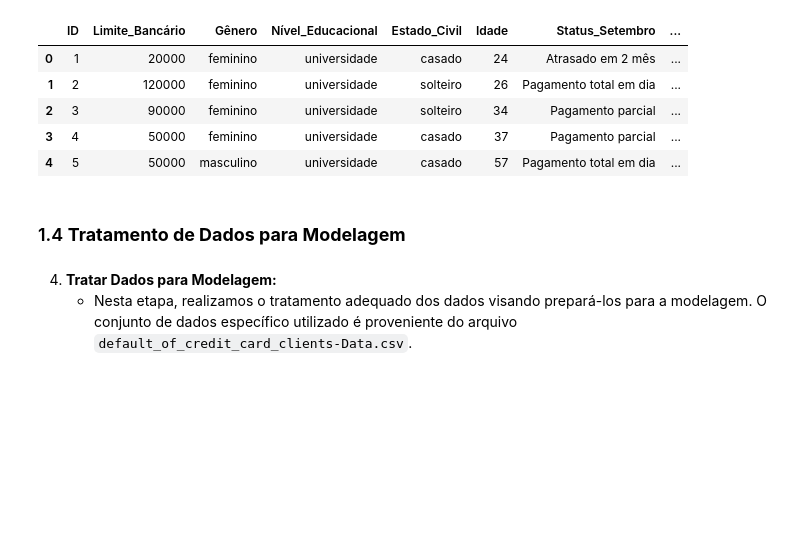
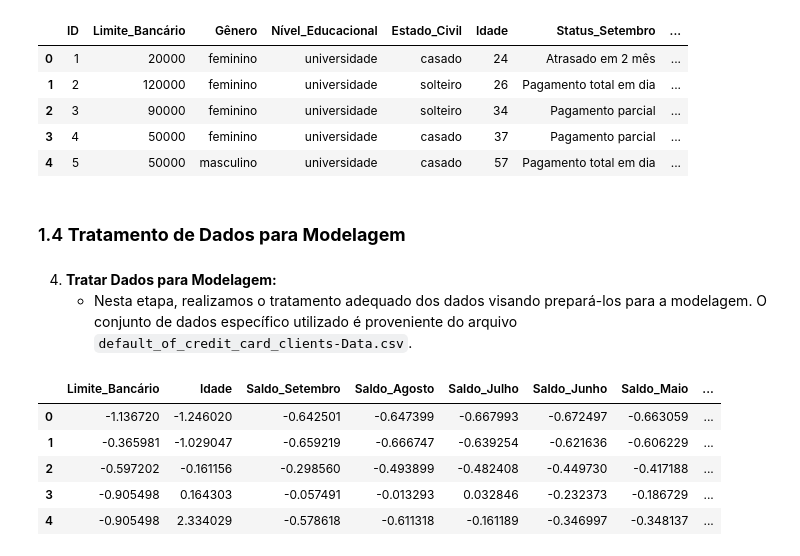
Before and after one commit to IgorPrGv/Avanti-Bootcamp-CienciaDeDados, a Jupyter notebook: notebooks/02-comparative_analysis.ipynb, the cells around one changed output. Saved outputs shown, nothing was run; the diff lists cells and outputs as text; code cells hidden in the pictures; blank space fills up the shorter version.

```diff
--- a/notebooks/02-comparative_analysis.ipynb
+++ b/notebooks/02-comparative_analysis.ipynb
@@ -191,9 +186,28 @@ categorical_preprocessor = Pipeline([
 # %%
 # Criando um transformer para aplicar os pré-processadores nas variáveis corretas
 preprocessing = ColumnTransformer([
     ("numeric", numeric_preprocessor, numeric_columns),
     ("categorical", categorical_preprocessor, categorical_columns)
 ])
 
 # Aplicando transformações nos dados
 df_processed = preprocessing.fit_transform(df)
+
+# Obtendo os nomes das colunas após o processamento
+processed_columns = (
+    numeric_columns +
+    list(preprocessing.named_transformers_['categorical']['onehot'].get_feature_names_out(categorical_columns))
+)
+
+# Convertendo a matriz esparsa para DataFrame
+df_processed_df = pd.DataFrame(df_processed.toarray(), columns=processed_columns)
+
+# Exibindo as primeiras linhas do DataFrame processado
+df_processed_df.head()
+# %% [output]
+|  | Limite_Bancário | Idade | Saldo_Setembro | Saldo_Agosto | Saldo_Julho | Saldo_Junho | Saldo_Maio | ... |
+| 0 | -1.136720 | -1.246020 | -0.642501 | -0.647399 | -0.667993 | -0.672497 | -0.663059 | ... |
+| 1 | -0.365981 | -1.029047 | -0.659219 | -0.666747 | -0.639254 | -0.621636 | -0.606229 | ... |
+| 2 | -0.597202 | -0.161156 | -0.298560 | -0.493899 | -0.482408 | -0.449730 | -0.417188 | ... |
+| 3 | -0.905498 | 0.164303 | -0.057491 | -0.013293 | 0.032846 | -0.232373 | -0.186729 | ... |
+| 4 | -0.905498 | 2.334029 | -0.578618 | -0.611318 | -0.161189 | -0.346997 | -0.348137 | ... |
```
Also changed, not shown: parts of 5 cells of this notebook.
